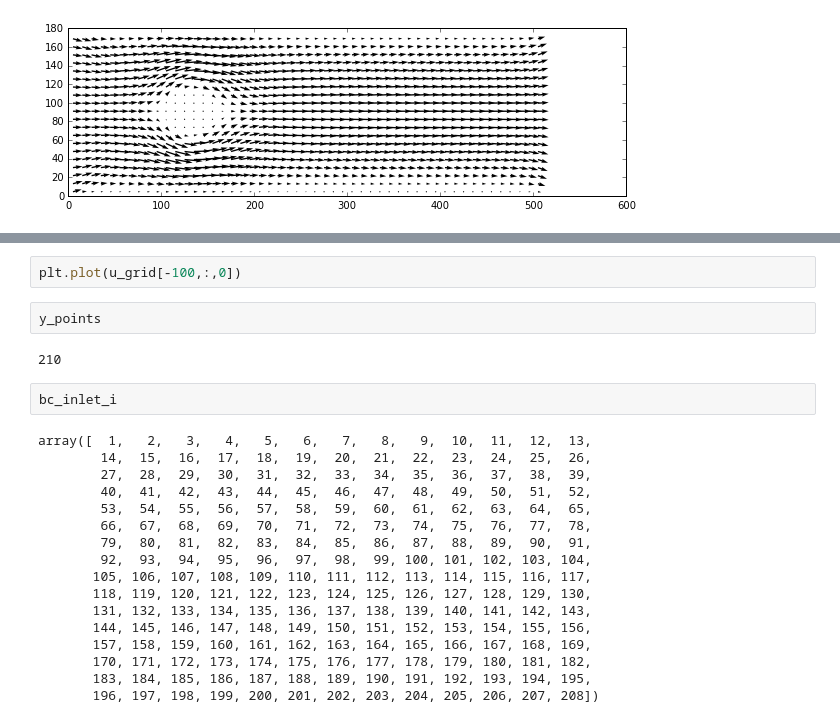
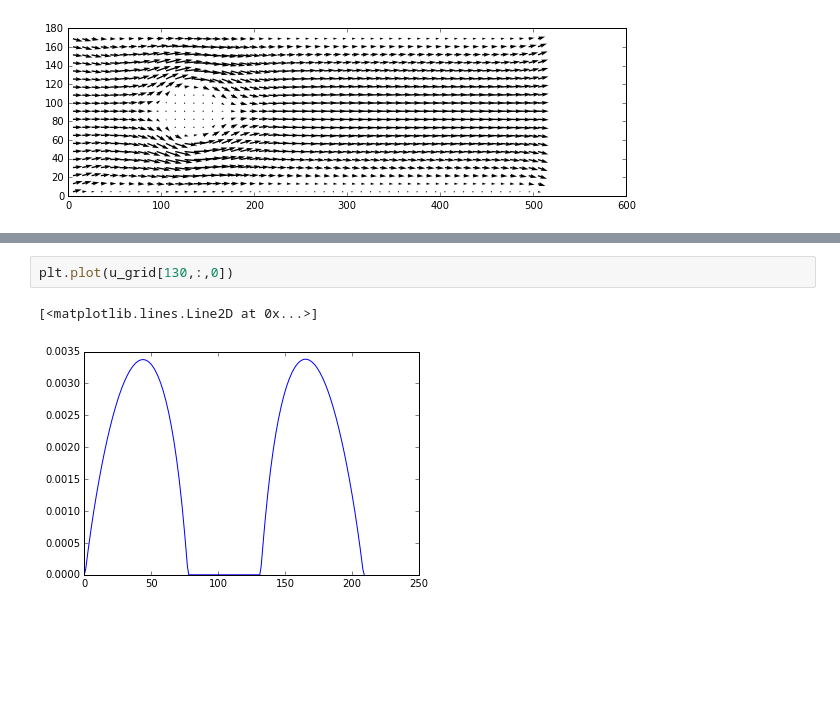
Before and after one commit to szwetsloot/comp-phys-lb, a Jupyter notebook: LBJesseInletOutletBC.ipynb, the cells around one changed output, grey strips where cells are left out. Drawn from its saved outputs; the diff is of its cells as text; blank space fills up the shorter version.

```diff
--- a/LBJesseInletOutletBC.ipynb
+++ b/LBJesseInletOutletBC.ipynb
@@ -351,25 +369,5 @@ plt.show()
 # %%
-plt.plot(u_grid[-100,:,0])
+plt.plot(u_grid[130,:,0])
+# %% [output]
+[<matplotlib.lines.Line2D at 0x...>]
+[figure, added]
-# %%
-y_points
-# %% [output]
-210
-# %%
-bc_inlet_i
-# %% [output]
-array([  1,   2,   3,   4,   5,   6,   7,   8,   9,  10,  11,  12,  13,
-        14,  15,  16,  17,  18,  19,  20,  21,  22,  23,  24,  25,  26,
-        27,  28,  29,  30,  31,  32,  33,  34,  35,  36,  37,  38,  39,
-        40,  41,  42,  43,  44,  45,  46,  47,  48,  49,  50,  51,  52,
-        53,  54,  55,  56,  57,  58,  59,  60,  61,  62,  63,  64,  65,
-        66,  67,  68,  69,  70,  71,  72,  73,  74,  75,  76,  77,  78,
-        79,  80,  81,  82,  83,  84,  85,  86,  87,  88,  89,  90,  91,
-        92,  93,  94,  95,  96,  97,  98,  99, 100, 101, 102, 103, 104,
-       105, 106, 107, 108, 109, 110, 111, 112, 113, 114, 115, 116, 117,
-       118, 119, 120, 121, 122, 123, 124, 125, 126, 127, 128, 129, 130,
-       131, 132, 133, 134, 135, 136, 137, 138, 139, 140, 141, 142, 143,
-       144, 145, 146, 147, 148, 149, 150, 151, 152, 153, 154, 155, 156,
-       157, 158, 159, 160, 161, 162, 163, 164, 165, 166, 167, 168, 169,
-       170, 171, 172, 173, 174, 175, 176, 177, 178, 179, 180, 181, 182,
-       183, 184, 185, 186, 187, 188, 189, 190, 191, 192, 193, 194, 195,
-       196, 197, 198, 199, 200, 201, 202, 203, 204, 205, 206, 207, 208])
```
Also changed, not shown: parts of 5 cells of this notebook, 6 other files.
